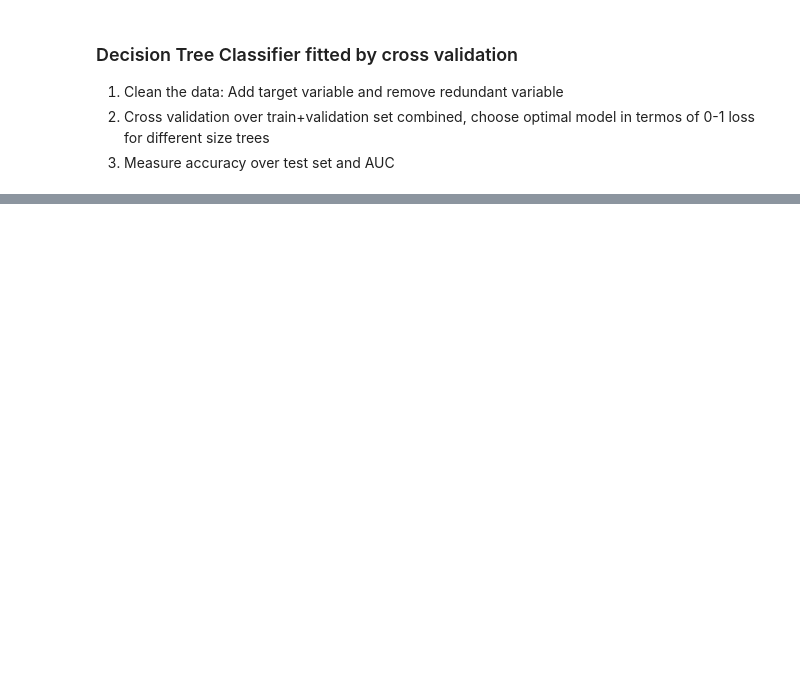
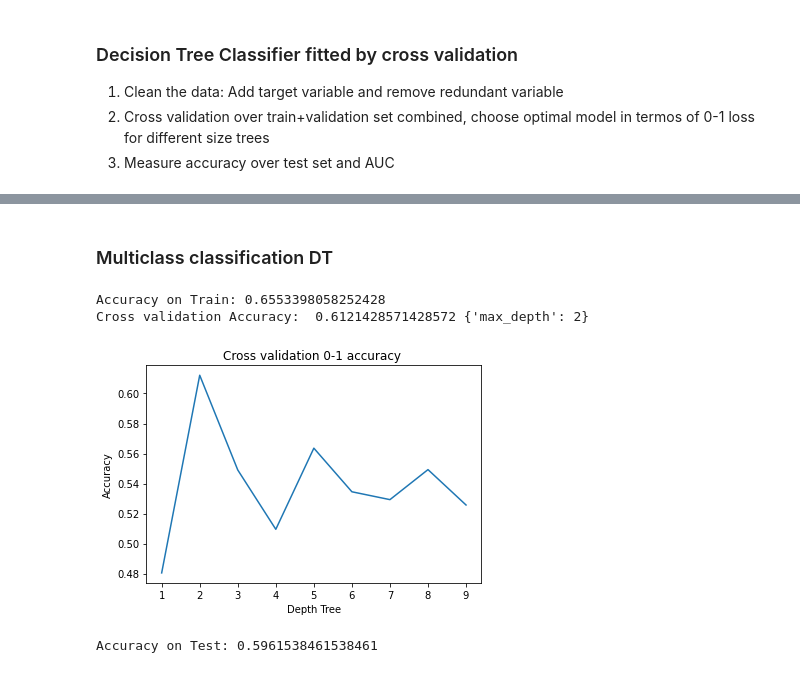
Before and after one commit to williwilliams3/TermProjectIML, a Jupyter notebook: DecisionTreeFit_CV.ipynb, the cells around one changed output, grey strips where cells are left out. Cells and saved outputs as stored; diff of their text form; code cells hidden in the pictures; blank space fills up the shorter version.

```diff
--- a/DecisionTreeFit_CV.ipynb
+++ b/DecisionTreeFit_CV.ipynb
@@ -124,0 +87,39 @@ Image(graph.create_png())
+# %% [markdown]
+### Multiclass classification DT
+# %%
+#####################################
+
+from sklearn import tree
+from sklearn.model_selection import GridSearchCV
+import matplotlib.pyplot as plt
+from sklearn import metrics
+
+# https://stackoverflow.com/questions/35097003/cross-validation-decision-trees-in-sklearn
+parameters = {'max_depth':range(1,10)}
+clf = GridSearchCV(tree.DecisionTreeClassifier(random_state=42), parameters, n_jobs=4, cv=10)
+clf.fit(X=X_trainval, y=y_trainval)
+tree_model = clf.best_estimator_
+
+y_pred_train = tree_model.predict(X_trainval)
+
+print("Accuracy on Train:",metrics.accuracy_score(y_trainval, y_pred_train))
+
+print ('Cross validation Accuracy: ', clf.best_score_, clf.best_params_)
+
+cv_accuracy = clf.cv_results_['mean_test_score']
+plt.plot(range(1,10) ,cv_accuracy)
+plt.title('Cross validation 0-1 accuracy ')
+plt.xlabel('Depth Tree')
+plt.ylabel('Accuracy')
+plt.show()
+
+y_pred = tree_model.predict(X_test)
+# probabilities of class event
+y_pred_proba = tree_model.predict_proba(X_test)[:,0]
+
+print("Accuracy on Test:",metrics.accuracy_score(y_test, y_pred))
+# %% [output]
+Accuracy on Train: 0.6553398058252428
+Cross validation Accuracy:  0.6121428571428572 {'max_depth': 2}
+[figure, added]
+Accuracy on Test: 0.5961538461538461
```
Also changed, not shown: parts of 7 cells of this notebook, 6 other files.
